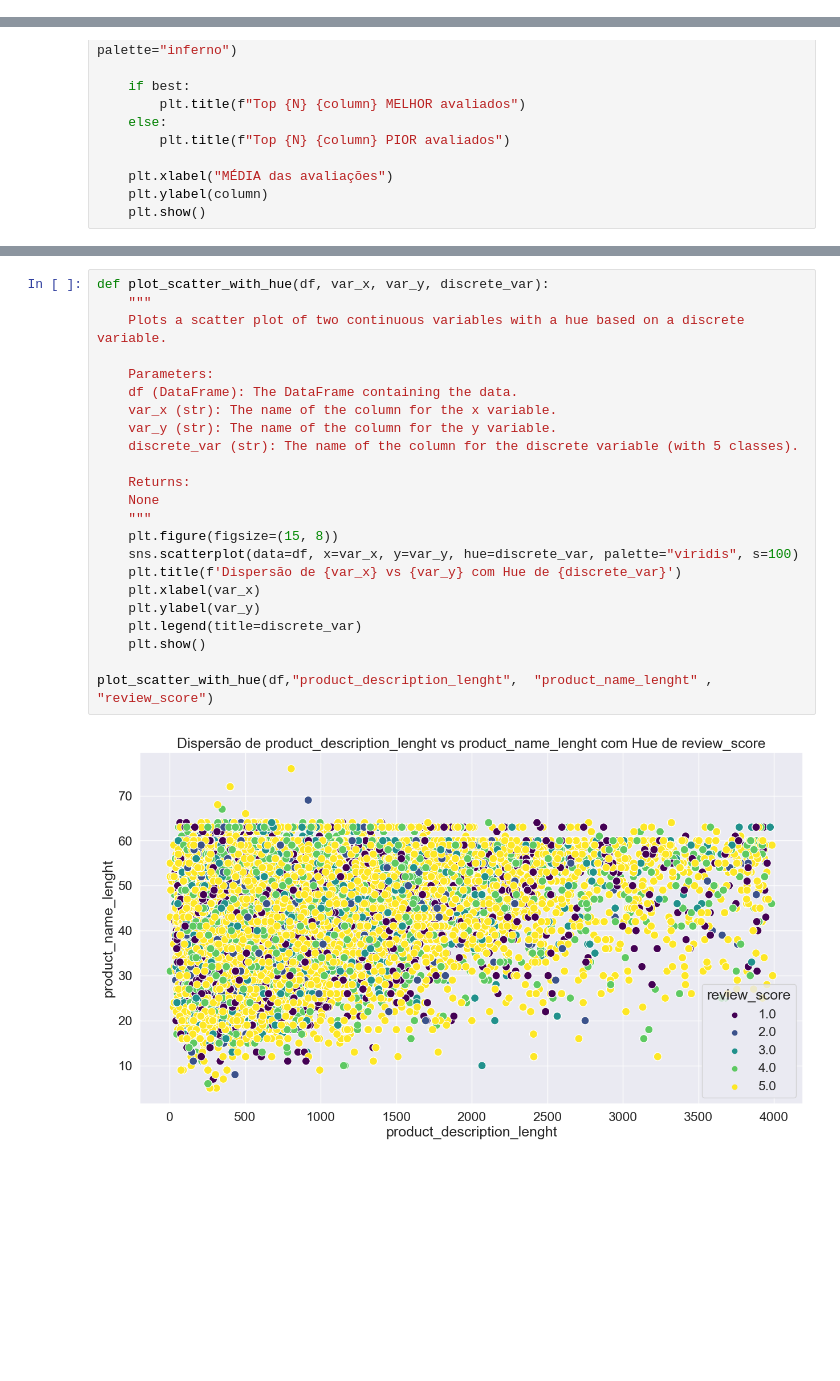
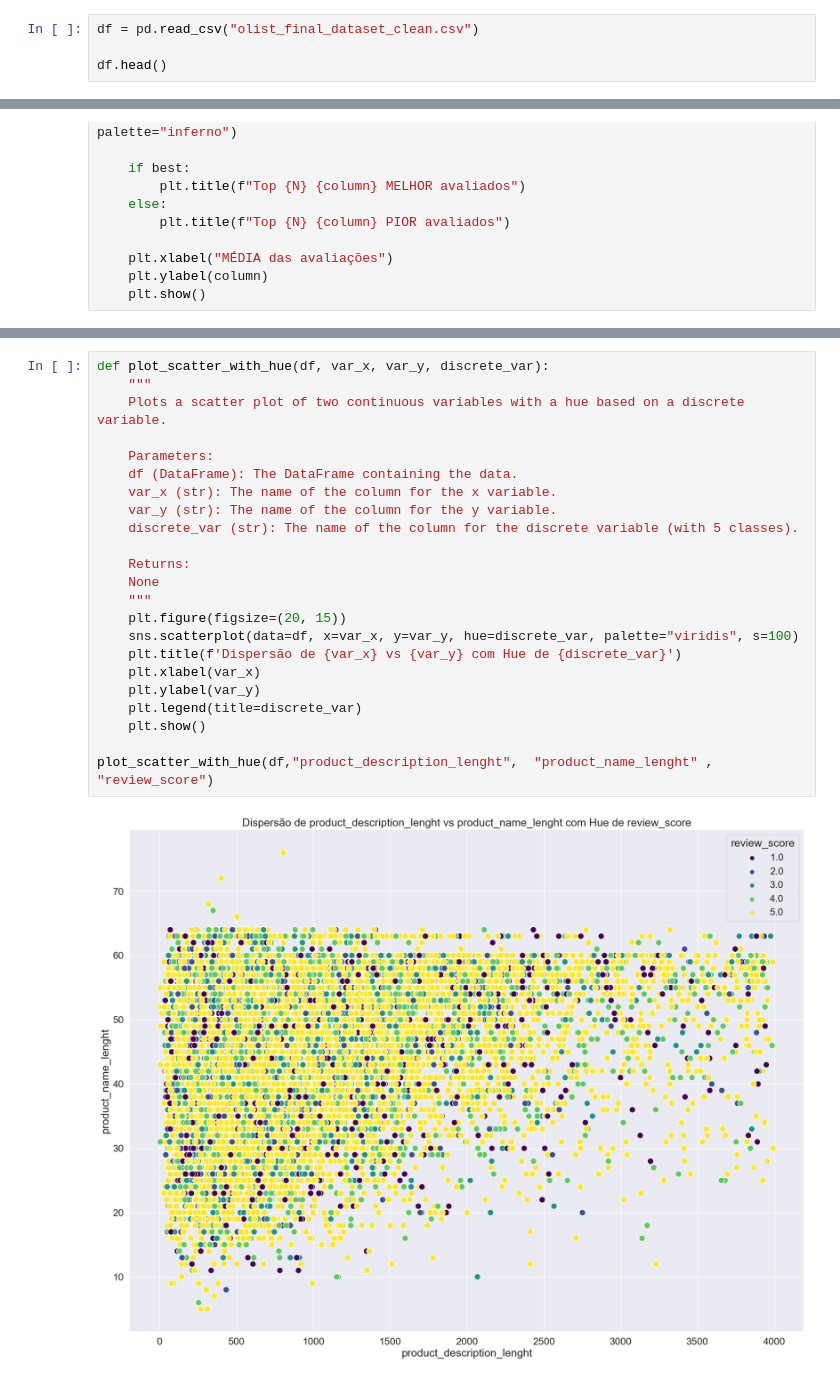
Before and after one commit to guilherme-iram/Ecommerce, a Jupyter notebook: EDA.ipynb, the cells around one changed output, grey strips where cells are left out. Drawn from its saved outputs; the diff is of its cells as text; blank space fills up the shorter version.

```diff
--- a/EDA.ipynb
+++ b/EDA.ipynb
@@ -117,0 +45,4 @@ df.head()
+# %%
+df = pd.read_csv("olist_final_dataset_clean.csv")
+
+df.head()
@@ -264,28 +202,28 @@ plot_top_column_by_score(df, "product_category_name", 15, False)
 # %%
 def plot_scatter_with_hue(df, var_x, var_y, discrete_var):
     """
     Plots a scatter plot of two continuous variables with a hue based on a discrete variable.
 
     Parameters:
     df (DataFrame): The DataFrame containing the data.
     var_x (str): The name of the column for the x variable.
     var_y (str): The name of the column for the y variable.
     discrete_var (str): The name of the column for the discrete variable (with 5 classes).
 
     Returns:
     None
     """
-    plt.figure(figsize=(15, 8))
+    plt.figure(figsize=(20, 15))
     sns.scatterplot(data=df, x=var_x, y=var_y, hue=discrete_var, palette="viridis", s=100)
     plt.title(f'Dispersão de {var_x} vs {var_y} com Hue de {discrete_var}')
     plt.xlabel(var_x)
     plt.ylabel(var_y)
     plt.legend(title=discrete_var)
     plt.show()
 
 plot_scatter_with_hue(df,"product_description_lenght",  "product_name_lenght" , "review_score")
 # %% [output]
-[figure, old version]
+[figure, new version]
 # %%
 def plot_regression_by_classes(df, var_x, var_y, discrete_var):
     """
```
Also changed, not shown: parts of 29 cells of this notebook.
